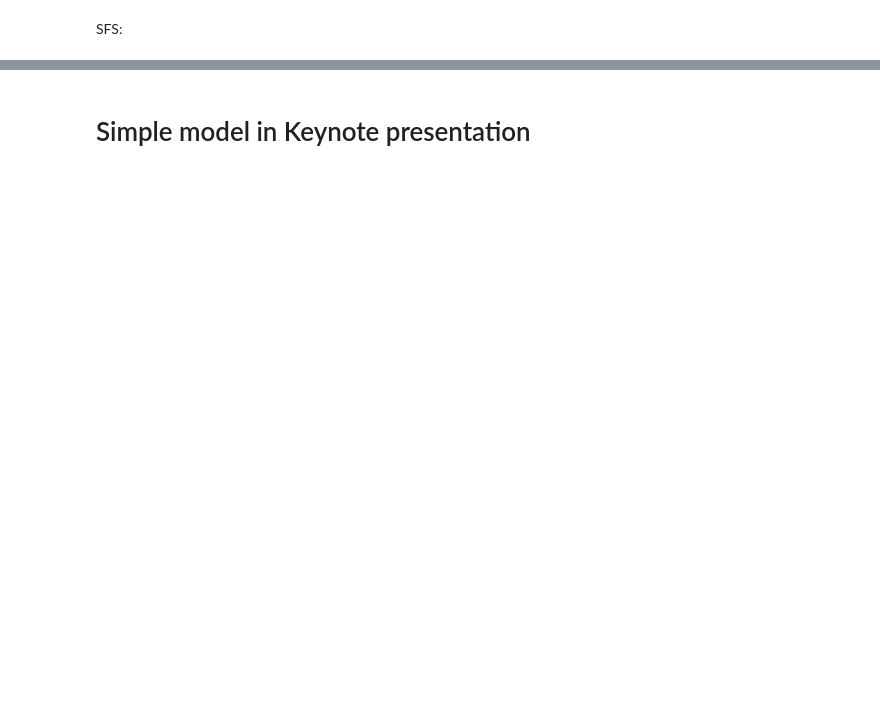
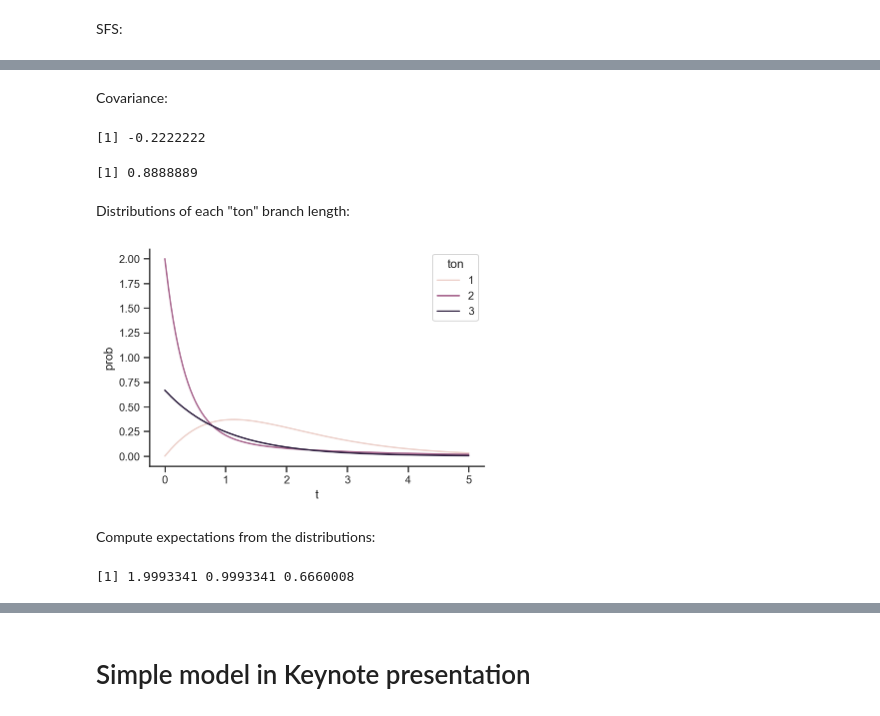
Before and after one commit to munch-group/phase-type-distributions, a Jupyter notebook: Notebooks/showcase.ipynb, the cells around one changed output, grey strips where cells are left out. Cells and saved outputs as stored; diff of their text form; code cells hidden in the pictures; blank space fills up the shorter version.

```diff
--- a/Notebooks/showcase.ipynb
+++ b/Notebooks/showcase.ipynb
@@ -106,7 +166,7 @@ while (index <= vertices_length(graph)) {
       add_edge(
           vertex,
           find_or_create_vertex(graph, child_state),
-          rate
+          rate, c(rate)
         )
     }
   }
@@ -191,6 +304,44 @@ sns.despine()
+# %% [markdown]
+Covariance:
 # %%
 %%R
 covariance(graph, singletons, doubletons)
+# %% [output]
+[1] -0.2222222
 # %%
 %%R
 covariance(graph, singletons, tripletons)
+# %% [output]
+[1] 0.8888889
+# %% [markdown]
+Distributions of each "ton" branch length:
+# %%
+%%R -o result
+
+result = data.frame()
+for (i in 1:(dim(rewards)[1]-1)) {
+    x <- seq(from = 0, to = 5, by = 0.01)
+    pdf <- dph(x, reward_transform(graph, rewards[i, ]))
+    df <- data.frame(prob = pdf, t=x, ton=i)
+    result <- rbind(result, df)
+}
+#result %>% ggplot(aes(y=prob, x=t, color=ton, group=ton)) + geom_line(size=1)
+# %%
+sns.lineplot(data=result, y='prob', x='t', hue='ton')
+sns.despine()
+# %% [output]
+[figure, added]
+# %% [markdown]
+Compute expectations from the distributions:
+# %%
+%%R -o sfs
+ctx <- distribution_context(graph,1000)
+prev_size <- 0
+while (distribution_context_state(ctx)$cdf < 0.999) {
+    distribution_context_step(ctx)
+}
+expected_visits <- distribution_context_accumulated_visiting_time(ctx)
+sfs <- sapply(1:(dim(rewards)[1]-1), function(i) sum(expected_visits * rewards[i,]))
+sfs
+# %% [output]
+[1] 1.9993341 0.9993341 0.6660008
```
Also changed, not shown: parts of 117 cells of this notebook.
